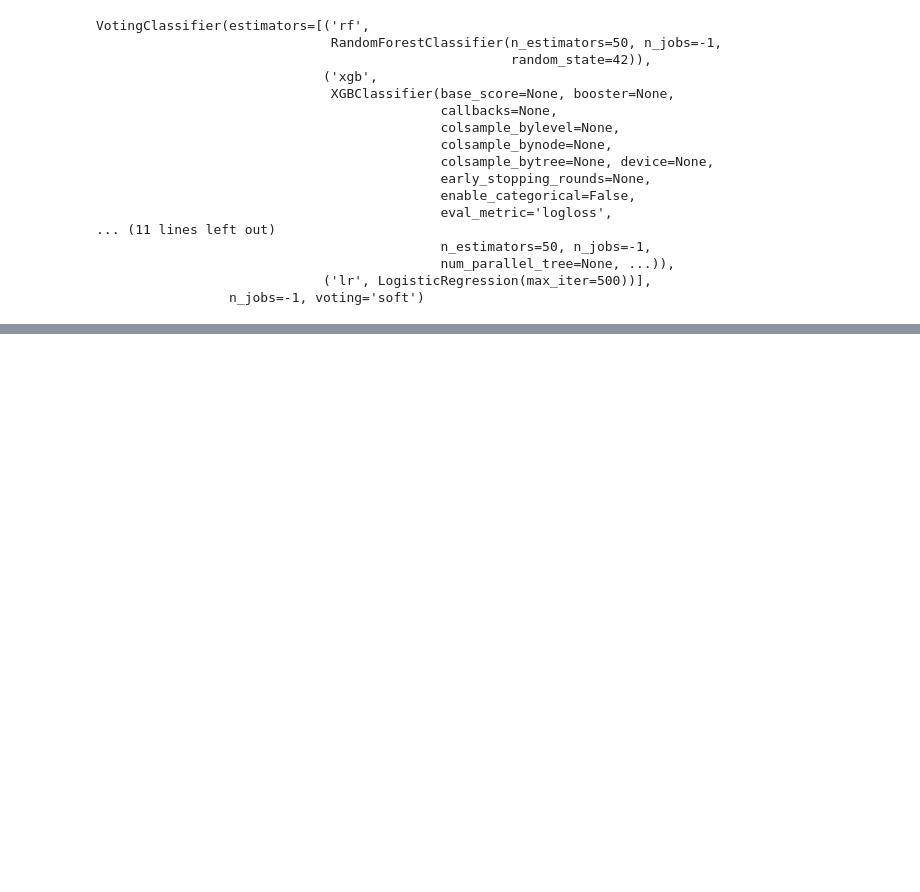
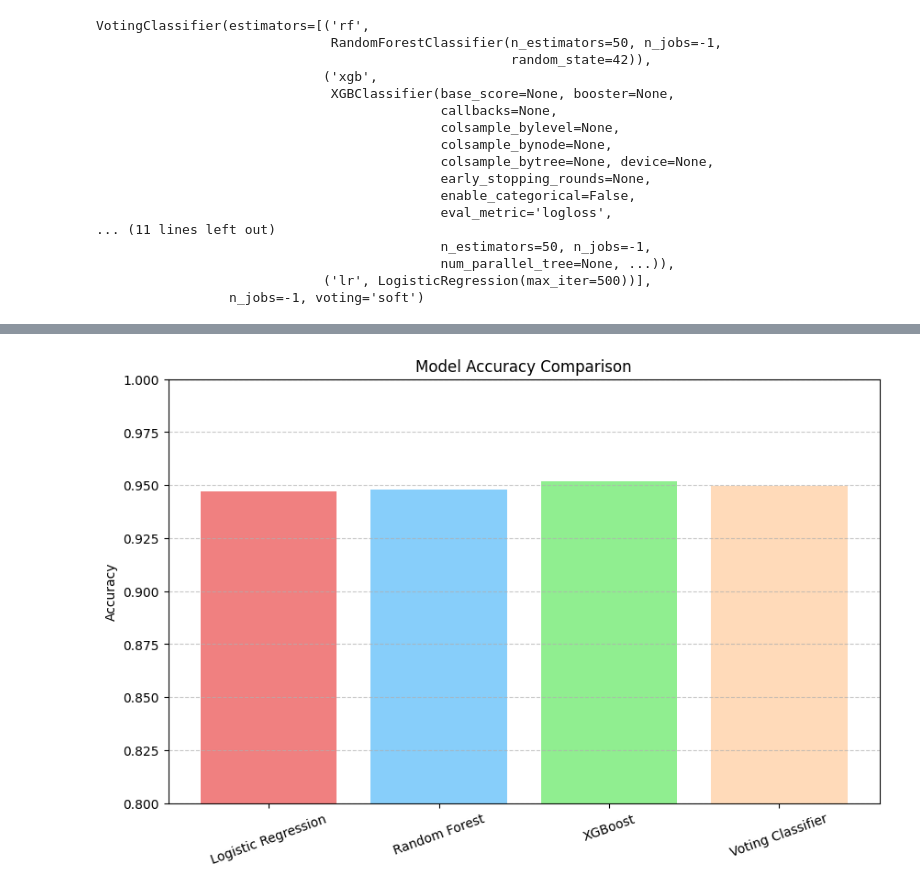
Before and after one commit to SAMYUKTHA-S-03/Telecom_churn_prediction-_model_recommendation-system, a Jupyter notebook: Feature_selection_ensembling.ipynb, the cells around one changed output, grey strips where cells are left out. Drawn from its saved outputs; the diff is of its cells as text; code cells hidden in the pictures; blank space fills up the shorter version.

```diff
--- a/Feature_selection_ensembling.ipynb
+++ b/Feature_selection_ensembling.ipynb
@@ -253,0 +265,27 @@ plt.show()
+# %%
+#Each model accuracy
+import matplotlib.pyplot as plt
+
+# Model names and corresponding accuracies
+models = ['Logistic Regression', 'Random Forest', 'XGBoost', 'Voting Classifier']
+accuracies = [0.9470, 0.9477, 0.9519, 0.9497]
+
+# Bar colors
+colors = ['lightcoral', 'lightskyblue', 'lightgreen', 'peachpuff']
+
+# Plotting
+plt.figure(figsize=(10, 6))
+bars = plt.bar(models, accuracies, color=colors)
+
+# Label and title
+plt.ylabel('Accuracy')
+plt.ylim(0.80, 1)
+plt.title('Model Accuracy Comparison')
+plt.xticks(rotation=20)
+
+# Grid lines
+plt.grid(axis='y', linestyle='--', alpha=0.7)
+
+plt.show()
+# %% [output]
+[figure, added]
```
Also changed, not shown: parts of 6 cells of this notebook.
